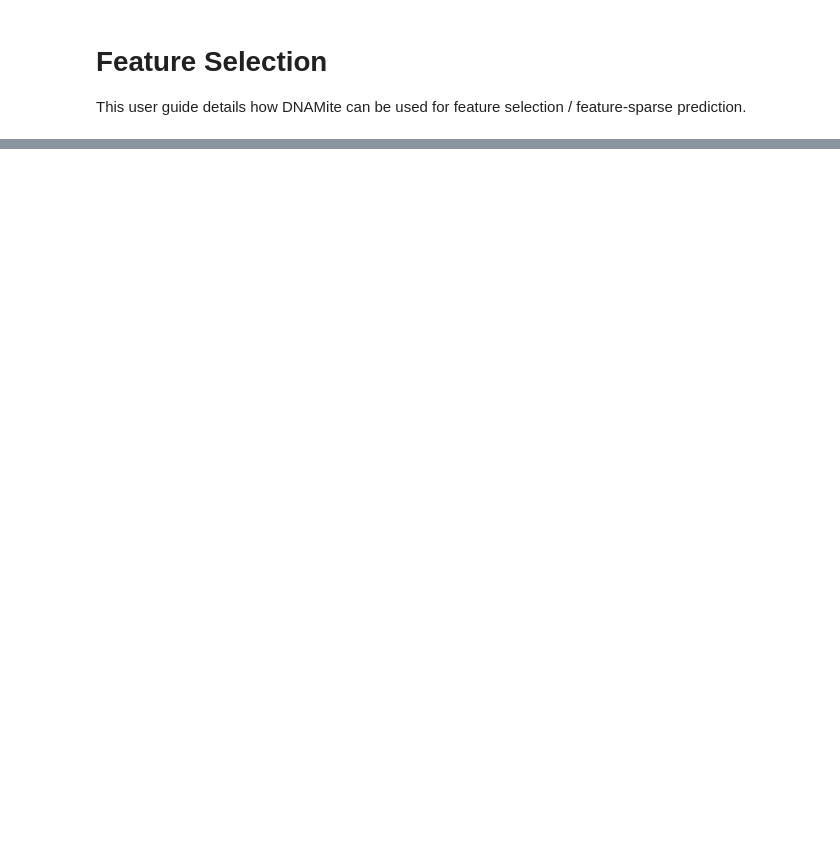
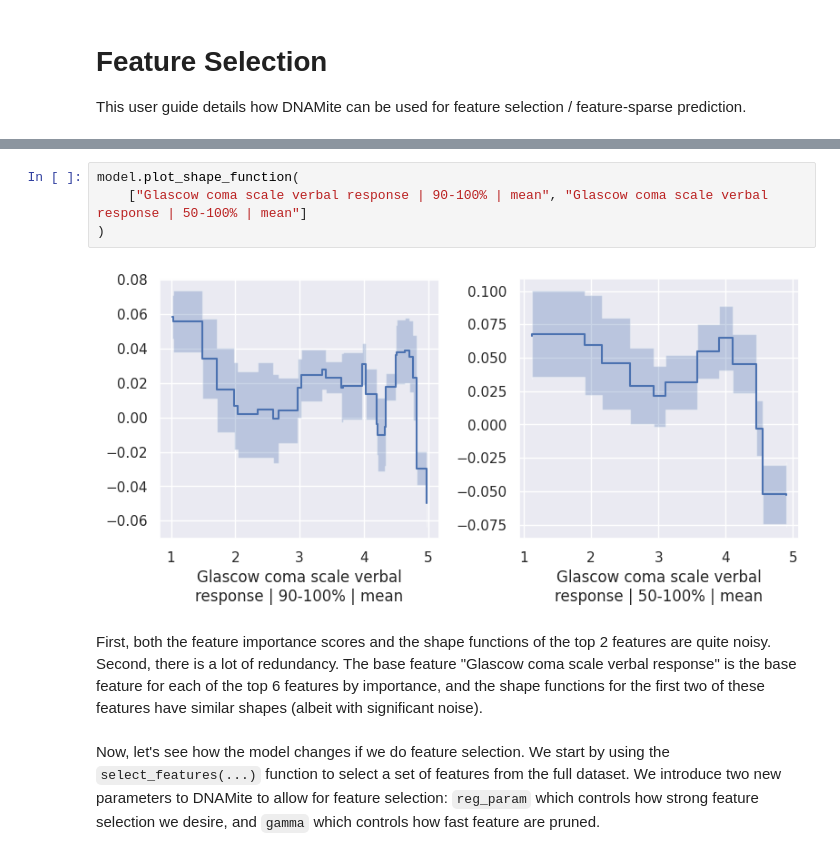
Before and after one commit to udellgroup/dnamite, a Jupyter notebook: docs/source/notebooks/user_guides/feature_selection.ipynb, the cells around one changed output, grey strips where cells are left out. Drawn from its saved outputs; the diff is of its cells as text; blank space fills up the shorter version.

```diff
--- a/docs/source/notebooks/user_guides/feature_selection.ipynb
+++ b/docs/source/notebooks/user_guides/feature_selection.ipynb
@@ -62,3 +99,13 @@ model.plot_feature_importances()
+# %%
+model.plot_shape_function(
+    ["Glascow coma scale verbal response | 90-100% | mean", "Glascow coma scale verbal response | 50-100% | mean"]
+)
+# %% [output]
+[figure, added]
+# %% [markdown]
+First, both the feature importance scores and the shape functions of the top 2 features are quite noisy. Second, there is a lot of redundancy. The base feature "Glascow coma scale verbal response" is the base feature for each of the top 6 features by importance, and the shape functions for the first two of these features have similar shapes (albeit with significant noise).
+# %% [markdown]
+Now, let's see how the model changes if we do feature selection. We start by using the `select_features(...)` function to select a set of features from the full dataset. We introduce two new parameters to DNAMite to allow for feature selection: `reg_param` which controls how strong feature selection we desire, and `gamma` which controls how fast feature are pruned.
 # %%
 model_sparse = DNAMiteBinaryClassifier(
     n_features=X_train.shape[1],
```
Also changed, not shown: parts of 23 cells of this notebook, 3 other files.
